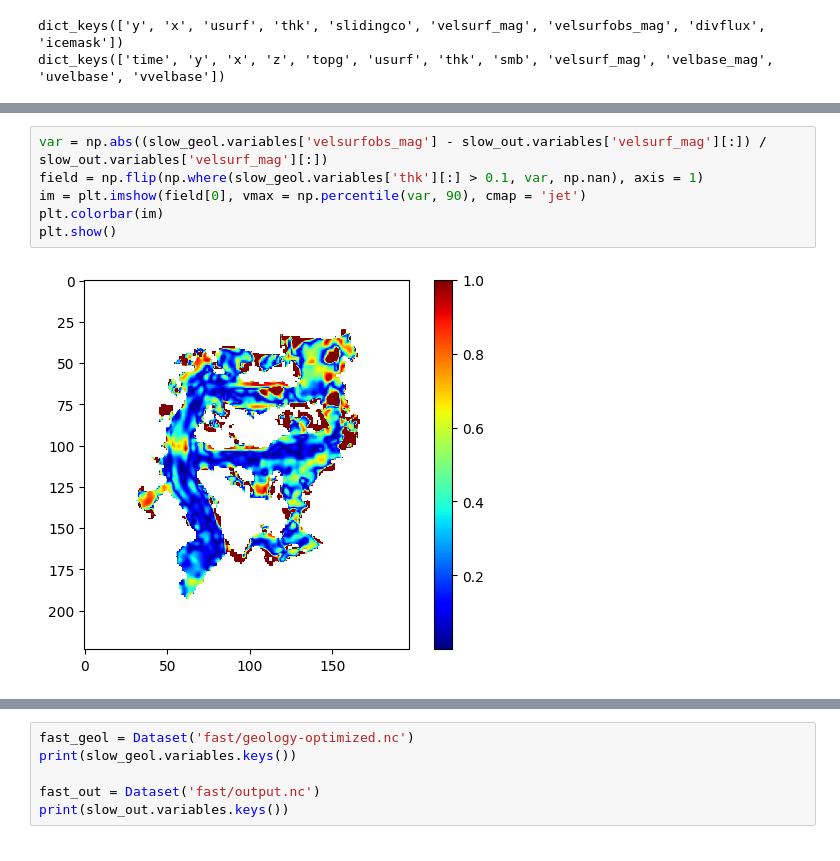
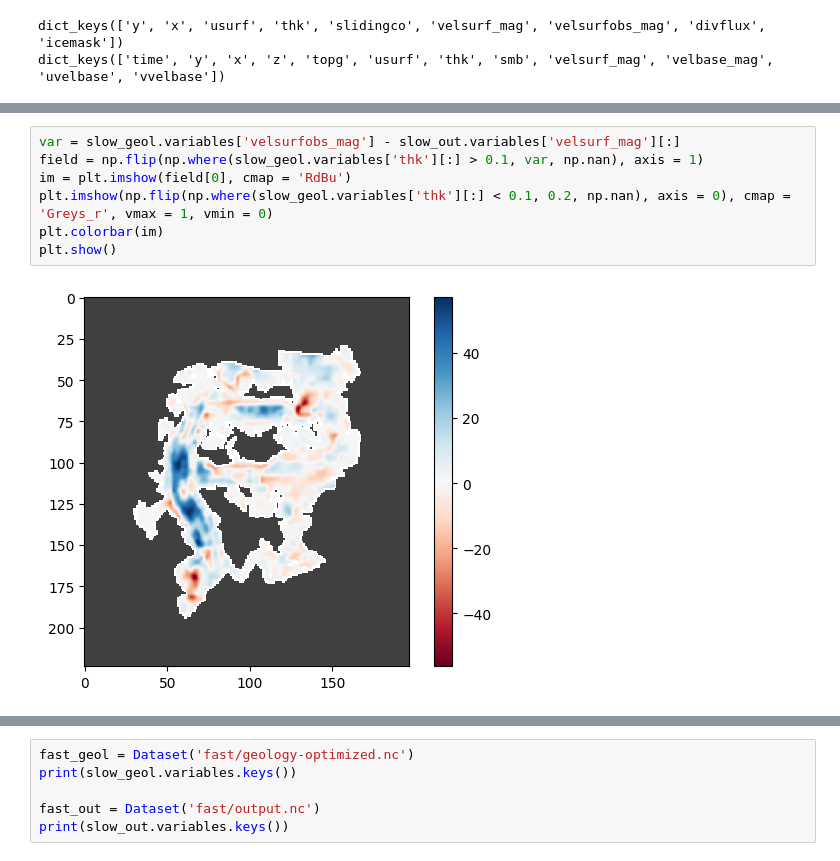
Before and after one commit to ethan-pierce/igm-alpine, a Jupyter notebook: igm-2.0/results/production/visualize-results.ipynb, the cells around one changed output, grey strips where cells are left out. Saved outputs shown, nothing was run; the diff lists cells and outputs as text.

```diff
--- a/igm-2.0/results/production/visualize-results.ipynb
+++ b/igm-2.0/results/production/visualize-results.ipynb
@@ -38,8 +46,9 @@ plt.show()
 # %%
-var = np.abs((slow_geol.variables['velsurfobs_mag'] - slow_out.variables['velsurf_mag'][:]) / slow_out.variables['velsurf_mag'][:])
+var = slow_geol.variables['velsurfobs_mag'] - slow_out.variables['velsurf_mag'][:]
 field = np.flip(np.where(slow_geol.variables['thk'][:] > 0.1, var, np.nan), axis = 1)
-im = plt.imshow(field[0], vmax = np.percentile(var, 90), cmap = 'jet')
+im = plt.imshow(field[0], cmap = 'RdBu')
+plt.imshow(np.flip(np.where(slow_geol.variables['thk'][:] < 0.1, 0.2, np.nan), axis = 0), cmap = 'Greys_r', vmax = 1, vmin = 0)
 plt.colorbar(im)
 plt.show()
 # %% [output]
-[figure, old version]
+[figure, new version]
```
Also changed, not shown: parts of 12 cells of this notebook, 23 other files.
